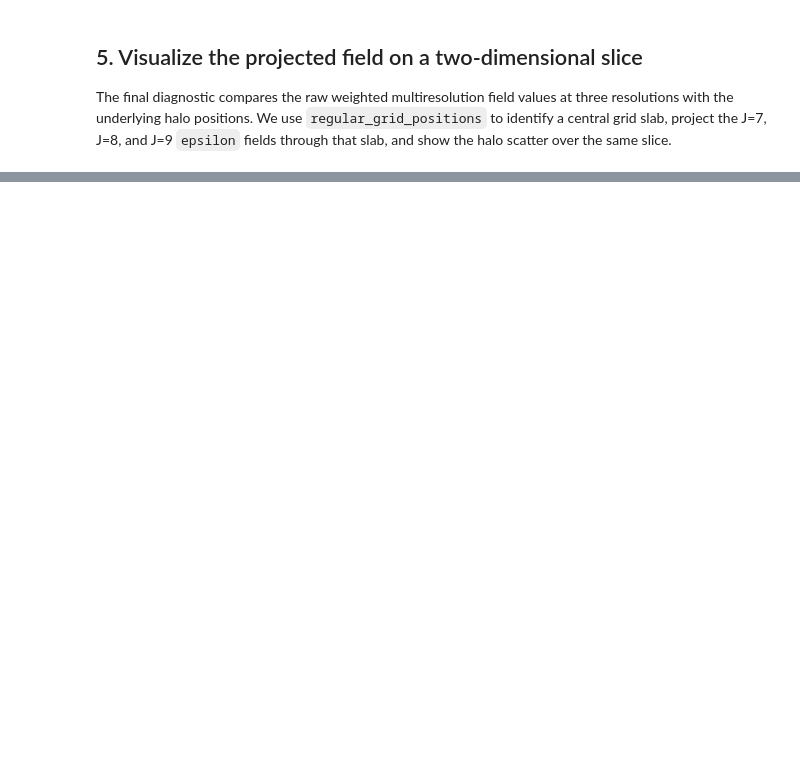
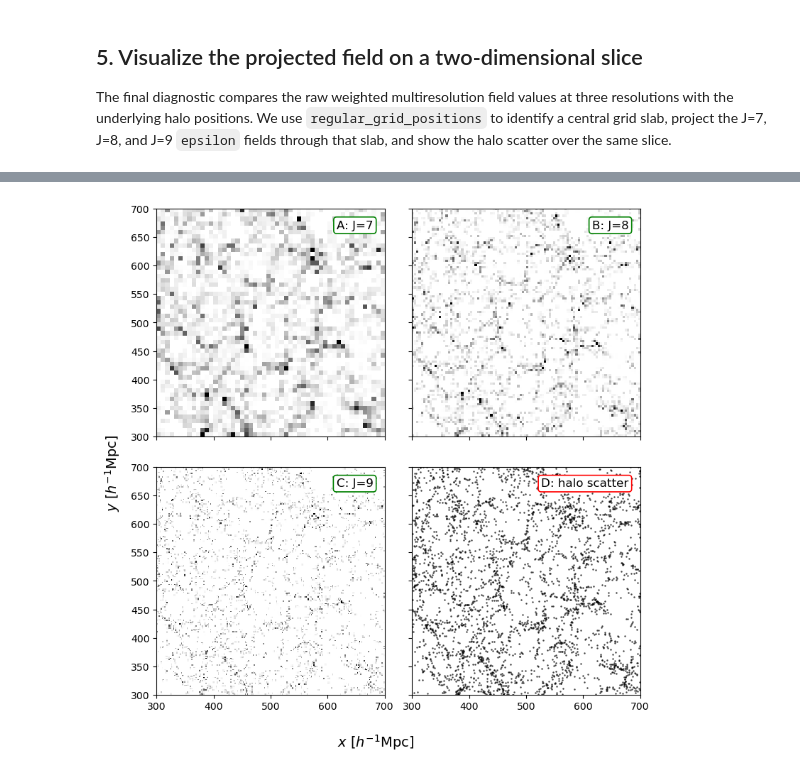
Before and after one commit to SYSUSPA-Projects/PyHermes, a Jupyter notebook: examples/notebooks/convols.ipynb, the cells around one changed output, grey strips where cells are left out. Drawn from its saved outputs; the diff is of its cells as text; code cells hidden in the pictures; blank space fills up the shorter version.

```diff
--- a/examples/notebooks/convols.ipynb
+++ b/examples/notebooks/convols.ipynb
@@ -355,31 +540,33 @@ panels = [
     (axes[1, 0], eps9, 'C: J=9'),
 ]
 
 for ax, image, label in panels:
     positive = image[image > 0]
     vmax = np.percentile(positive, 99.7) if positive.size else np.percentile(image, 99.7)
 
     ax.imshow(image.T, origin='lower', extent=extent, cmap='Greys', vmin=0, vmax=vmax, interpolation='nearest')
     ax.text(0.95, 0.95, label, transform=ax.transAxes, ha='right', va='top', fontsize=12,
             bbox=dict(boxstyle='round,pad=0.25', facecolor='white', edgecolor='green', linewidth=1.2))
 
 axes[1, 1].scatter(halo_cut[:, 0], halo_cut[:, 1], s=3.0, c='black', alpha=0.75, linewidths=0)
 axes[1, 1].text(0.95, 0.95, 'D: halo scatter', transform=axes[1, 1].transAxes, ha='right', va='top', fontsize=12,
                 bbox=dict(boxstyle='round,pad=0.25', facecolor='white', edgecolor='red', linewidth=1.2))
 
 for ax in axes.ravel():
     ax.set_xlim(*x_range)
     ax.set_ylim(*y_range)
     ax.set_aspect('equal')
     ax.tick_params(labelsize=10)
     ax.label_outer()
 
 fig.supxlabel(r'$x\ [h^{-1}\mathrm{Mpc}]$', fontsize=14)
 fig.supylabel(r'$y\ [h^{-1}\mathrm{Mpc}]$', fontsize=14)
 fig.tight_layout(w_pad=1.0, h_pad=1.0)
 
-figs_dir = Path('figs')
+figs_dir = Path('figs_new')
 figs_dir.mkdir(exist_ok=True)
 plt.savefig(figs_dir / 'convols_epsilon_slice_j7_j8_j9_scatter.png', dpi=200, bbox_inches='tight')
 
 plt.show()
+# %% [output]
+[figure, added]
```
Also changed, not shown: parts of 17 cells of this notebook, 3 other files.
